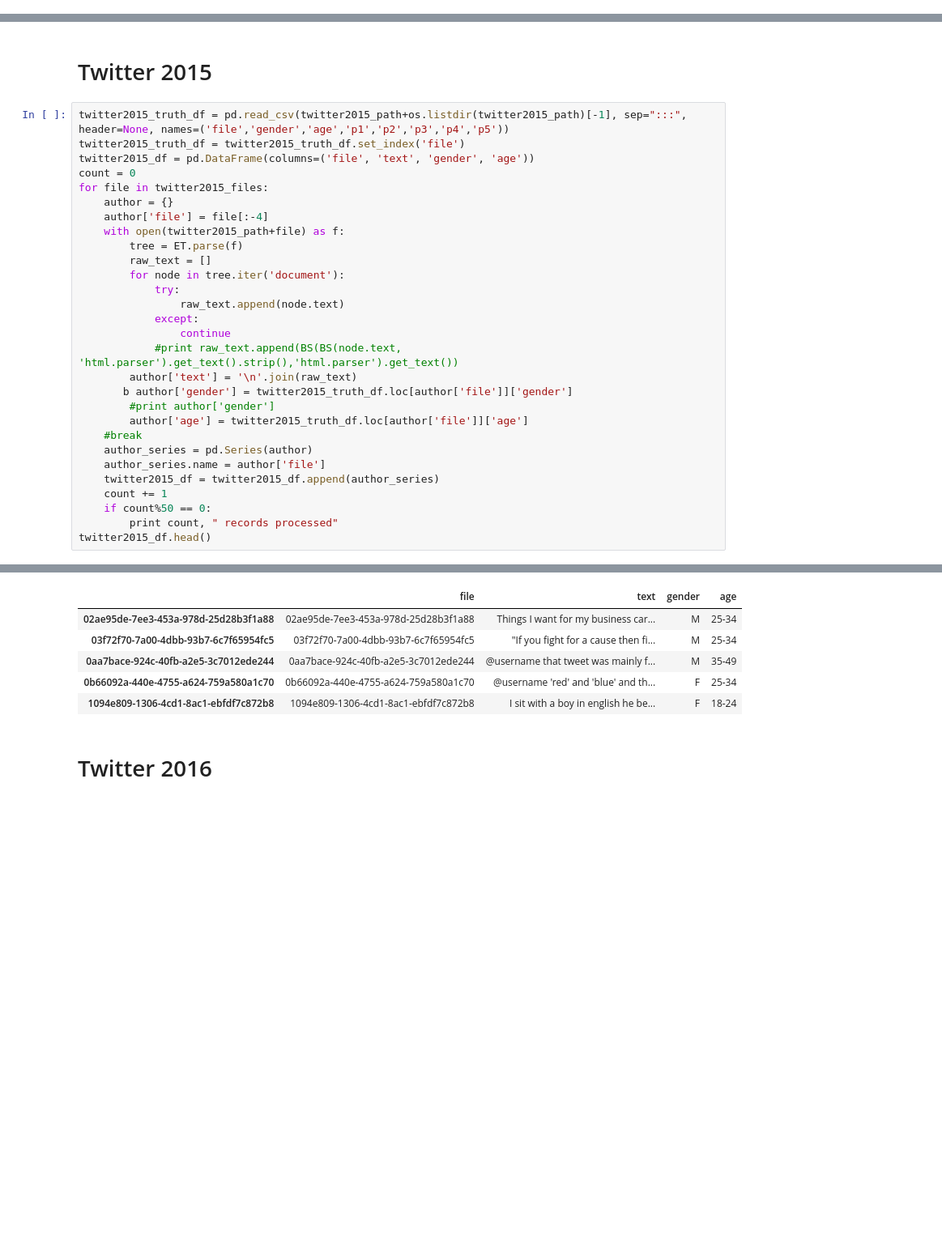
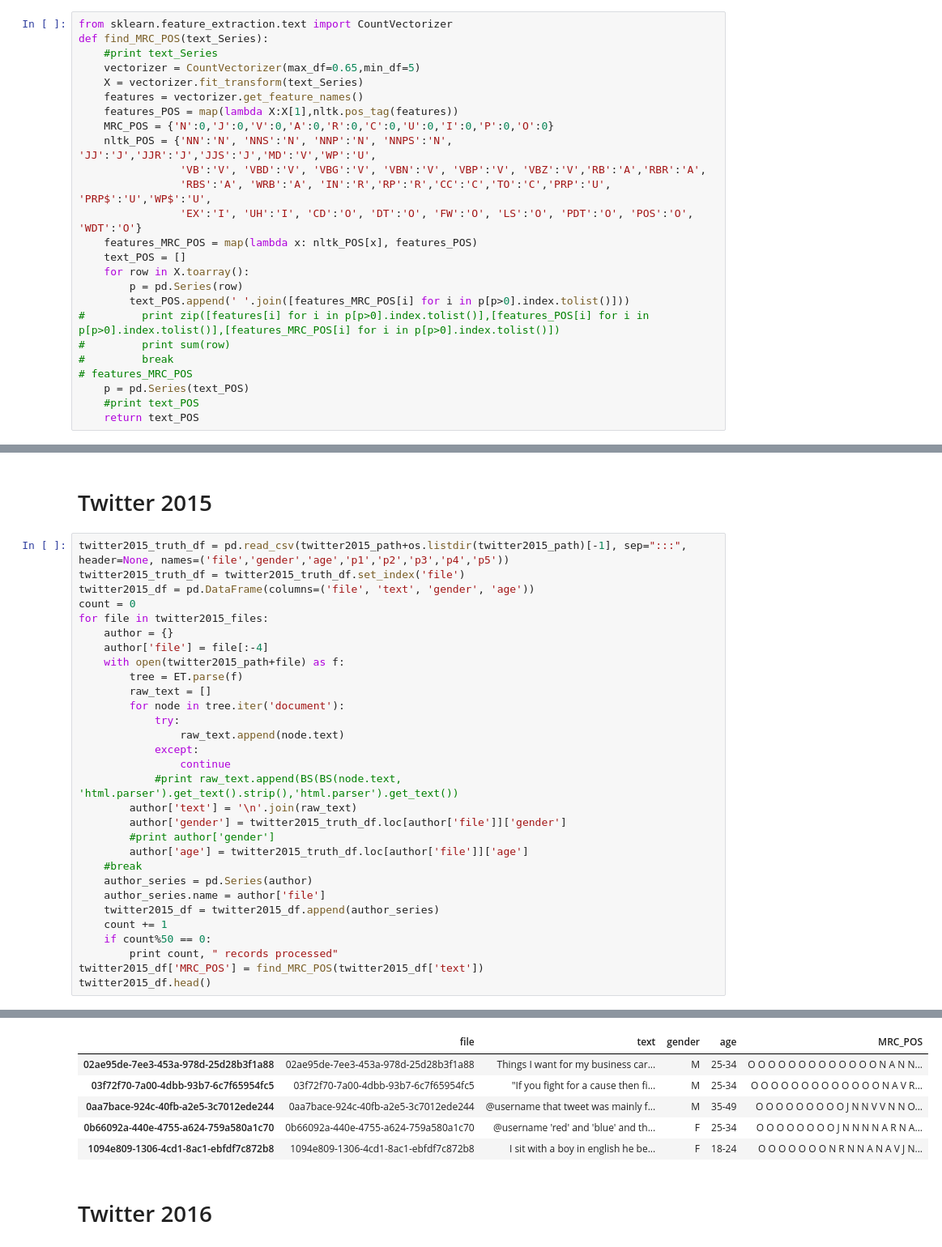
Before and after one commit to nishant07/AuthorProfiling, a Jupyter notebook: Final_Project.ipynb, the cells around one changed output, grey strips where cells are left out. Shown: that part at 81% size. Saved outputs shown, nothing was run; the diff lists cells and outputs as text; blank space fills up the shorter version.

```diff
--- a/Final_Project.ipynb
+++ b/Final_Project.ipynb
@@ -57,6 +57,31 @@ blog2013_files 200
 review2014_files 200
 review2014_files 200
 twitter2016_files 200
+# %%
+from sklearn.feature_extraction.text import CountVectorizer
+def find_MRC_POS(text_Series):
+    #print text_Series
+    vectorizer = CountVectorizer(max_df=0.65,min_df=5)
+    X = vectorizer.fit_transform(text_Series)
+    features = vectorizer.get_feature_names()
+    features_POS = map(lambda X:X[1],nltk.pos_tag(features))
+    MRC_POS = {'N':0,'J':0,'V':0,'A':0,'R':0,'C':0,'U':0,'I':0,'P':0,'O':0}
+    nltk_POS = {'NN':'N', 'NNS':'N', 'NNP':'N', 'NNPS':'N', 'JJ':'J','JJR':'J','JJS':'J','MD':'V','WP':'U',
+                'VB':'V', 'VBD':'V', 'VBG':'V', 'VBN':'V', 'VBP':'V', 'VBZ':'V','RB':'A','RBR':'A',
+                'RBS':'A', 'WRB':'A', 'IN':'R','RP':'R','CC':'C','TO':'C','PRP':'U', 'PRP$':'U','WP$':'U',
+                'EX':'I', 'UH':'I', 'CD':'O', 'DT':'O', 'FW':'O', 'LS':'O', 'PDT':'O', 'POS':'O', 'WDT':'O'}
+    features_MRC_POS = map(lambda x: nltk_POS[x], features_POS)
+    text_POS = []
+    for row in X.toarray():
+        p = pd.Series(row)
+        text_POS.append(' '.join([features_MRC_POS[i] for i in p[p>0].index.tolist()]))
+#         print zip([features[i] for i in p[p>0].index.tolist()],[features_POS[i] for i in p[p>0].index.tolist()],[features_MRC_POS[i] for i in p[p>0].index.tolist()])
+#         print sum(row)
+#         break
+# features_MRC_POS
+    p = pd.Series(text_POS)
+    #print text_POS
+    return text_POS
 # %% [markdown]
 # Blog 2013
 # %%
@@ -192,40 +218,41 @@ twitter2015_truth_df = pd.read_csv(twitter2015_path+os.listdir(twitter2015_path)
 twitter2015_truth_df = twitter2015_truth_df.set_index('file')
 twitter2015_df = pd.DataFrame(columns=('file', 'text', 'gender', 'age'))
 count = 0
 for file in twitter2015_files:
     author = {}
     author['file'] = file[:-4]
     with open(twitter2015_path+file) as f:
         tree = ET.parse(f)
         raw_text = []
         for node in tree.iter('document'):
             try:
                 raw_text.append(node.text)
             except:
                 continue
             #print raw_text.append(BS(BS(node.text, 'html.parser').get_text().strip(),'html.parser').get_text())
         author['text'] = '\n'.join(raw_text)
-       b author['gender'] = twitter2015_truth_df.loc[author['file']]['gender']
+        author['gender'] = twitter2015_truth_df.loc[author['file']]['gender']
         #print author['gender']
         author['age'] = twitter2015_truth_df.loc[author['file']]['age']
     #break
     author_series = pd.Series(author)
     author_series.name = author['file']
     twitter2015_df = twitter2015_df.append(author_series)
     count += 1
     if count%50 == 0:
         print count, " records processed"
+twitter2015_df['MRC_POS'] = find_MRC_POS(twitter2015_df['text'])
 twitter2015_df.head()
 # %% [output]
 50  records processed
 100  records processed
 150  records processed
-|  | file | text | gender | age |
-| 02ae95de-7ee3-453a-978d-25d28b3f1a88 | 02ae95de-7ee3-453a-978d-25d28b3f1a88 | Things I want for my business car... | M | 25-34 |
-| 03f72f70-7a00-4dbb-93b7-6c7f65954fc5 | 03f72f70-7a00-4dbb-93b7-6c7f65954fc5 | "If you fight for a cause then fi... | M | 25-34 |
-| 0aa7bace-924c-40fb-a2e5-3c7012ede244 | 0aa7bace-924c-40fb-a2e5-3c7012ede244 | @username that tweet was mainly f... | M | 35-49 |
-| 0b66092a-440e-4755-a624-759a580a1c70 | 0b66092a-440e-4755-a624-759a580a1c70 | @username 'red' and 'blue' and th... | F | 25-34 |
-| 1094e809-1306-4cd1-8ac1-ebfdf7c872b8 | 1094e809-1306-4cd1-8ac1-ebfdf7c872b8 | I sit with a boy in english he be... | F | 18-24 |
+|  | file | text | gender | age | MRC_POS |
+| 02ae95de-7ee3-453a-978d-25d28b3f1a88 | 02ae95de-7ee3-453a-978d-25d28b3f1a88 | Things I want for my business car... | M | 25-34 | O O O O O O O O O O O O O N A N N... |
+| 03f72f70-7a00-4dbb-93b7-6c7f65954fc5 | 03f72f70-7a00-4dbb-93b7-6c7f65954fc5 | "If you fight for a cause then fi... | M | 25-34 | O O O O O O O O O O O O O N A V R... |
+| 0aa7bace-924c-40fb-a2e5-3c7012ede244 | 0aa7bace-924c-40fb-a2e5-3c7012ede244 | @username that tweet was mainly f... | M | 35-49 | O O O O O O O O O J N N V V N N O... |
+| 0b66092a-440e-4755-a624-759a580a1c70 | 0b66092a-440e-4755-a624-759a580a1c70 | @username 'red' and 'blue' and th... | F | 25-34 | O O O O O O O O J N N N N A R N A... |
+| 1094e809-1306-4cd1-8ac1-ebfdf7c872b8 | 1094e809-1306-4cd1-8ac1-ebfdf7c872b8 | I sit with a boy in english he be... | F | 18-24 | O O O O O O O N R N N A N A V J N... |
 # %% [markdown]
 # Twitter 2016
 # %%
```
Also changed, not shown: parts of 27 cells of this notebook, 3 other files.
